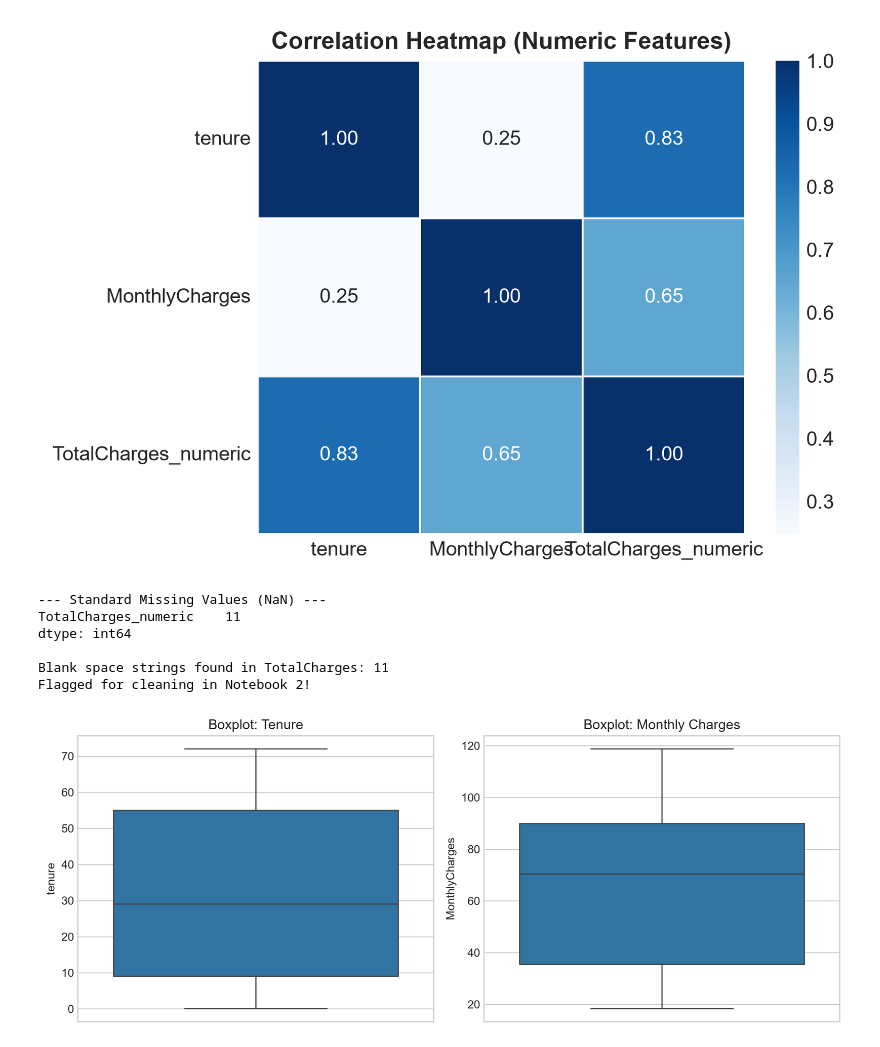
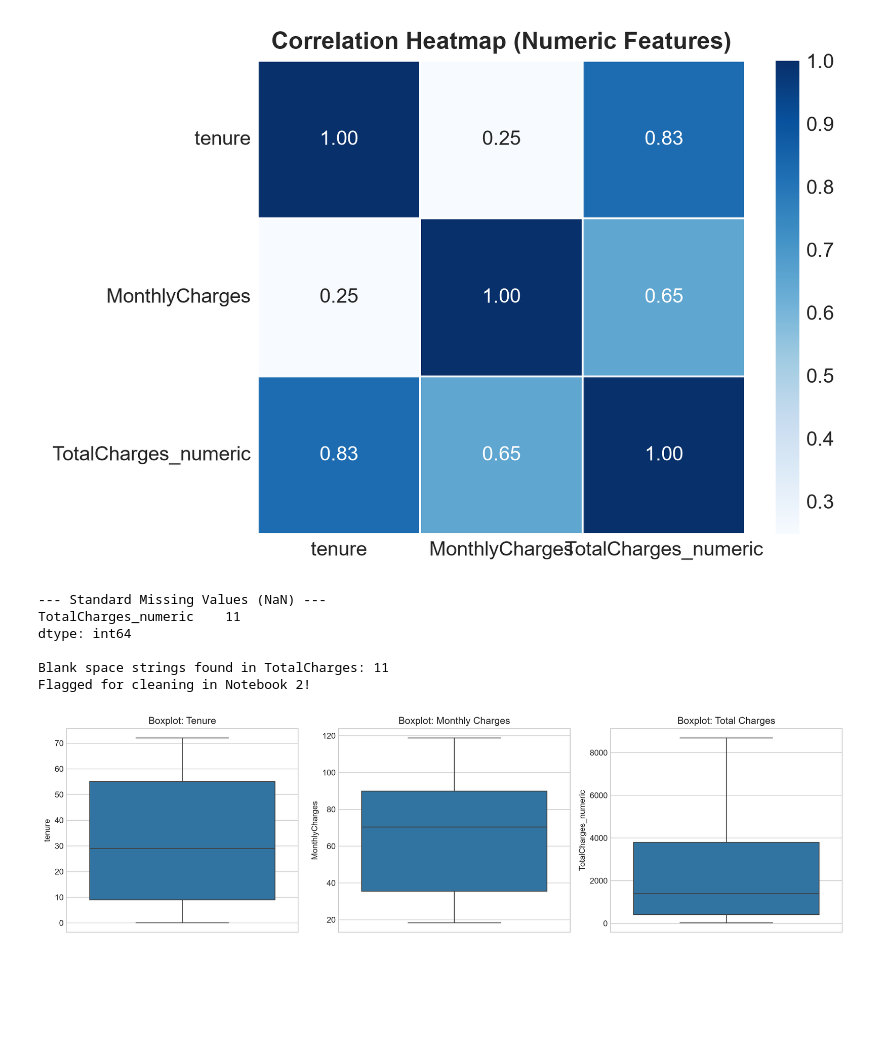
Before and after one commit to kwekumorgan/telco_churn_project, a Jupyter notebook: notebooks/01_data_understanding_and_exploration.ipynb, the cells around one changed output. Cells and saved outputs as stored; diff of their text form; code cells hidden in the pictures; blank space fills up the shorter version.

Commit message:
fix(eda): add TotalCharges boxplot for outlier inspection

```diff
--- a/notebooks/01_data_understanding_and_exploration.ipynb
+++ b/notebooks/01_data_understanding_and_exploration.ipynb
@@ -157,30 +157,33 @@ plt.show()
 # %%
 # 1. Standard Missing Values
 print("--- Standard Missing Values (NaN) ---")
 print(df.isnull().sum()[df.isnull().sum() > 0])
 
 # 2. Identify Hidden Blank Strings in TotalCharges
 blank_count = (df['TotalCharges'].str.strip() == "").sum()
 print(f"\nBlank space strings found in TotalCharges: {blank_count}")
 print("Flagged for cleaning in Notebook 2!")
 
 # 3. Boxplots for Outlier Identification
-fig, axes = plt.subplots(1, 2, figsize=(10, 4))
+fig, axes = plt.subplots(1, 3, figsize=(14, 4))
 
 sns.boxplot(data=df, y='tenure', ax=axes[0], color='#1f77b4')
 axes[0].set_title('Boxplot: Tenure')
 
 sns.boxplot(data=df, y='MonthlyCharges', ax=axes[1], color='#1f77b4')
 axes[1].set_title('Boxplot: Monthly Charges')
 
+sns.boxplot(data=df, y='TotalCharges_numeric', ax=axes[2], color='#1f77b4')
+axes[2].set_title('Boxplot: Total Charges')
+
 plt.tight_layout()
 plt.savefig('../plots/04_outlier_inspection.png')
 plt.show()
 # %% [output]
 --- Standard Missing Values (NaN) ---
 TotalCharges_numeric    11
 dtype: int64
 
 Blank space strings found in TotalCharges: 11
 Flagged for cleaning in Notebook 2!
-[figure, old version]
+[figure, new version]
```
